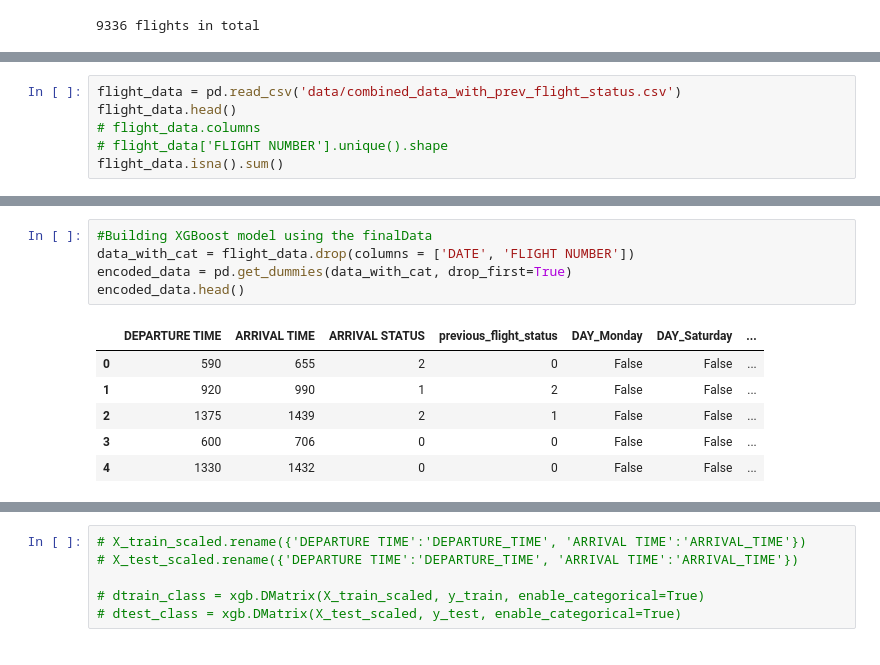
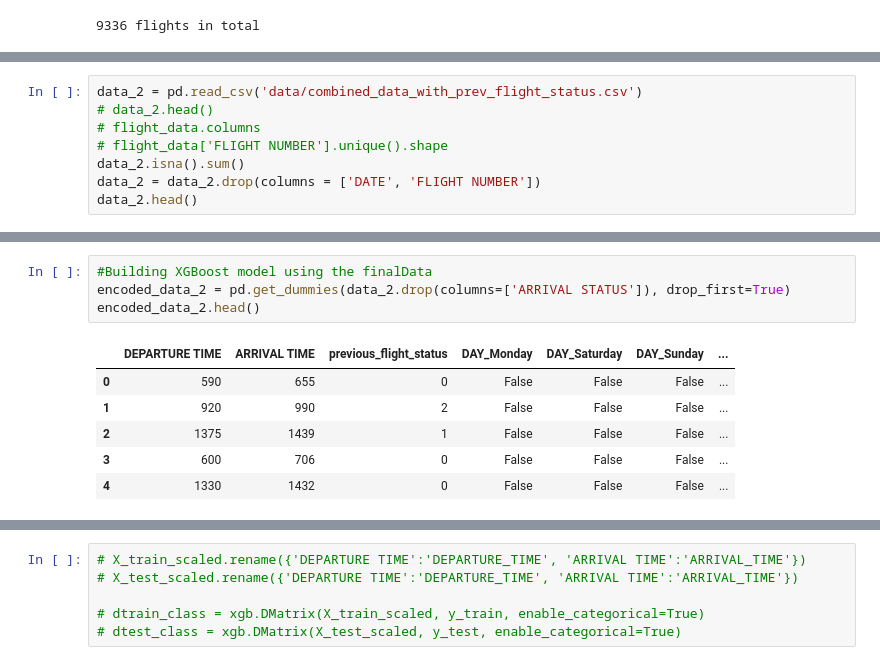
Before and after one commit to akibjawad/predict-flight-landing, a Jupyter notebook: predcit-flight-landing.ipynb, the cells around one changed output, grey strips where cells are left out. Cells and saved outputs as stored; diff of their text form.

```diff
--- a/predcit-flight-landing.ipynb
+++ b/predcit-flight-landing.ipynb
@@ -173,7 +196,9 @@ if RawDataProcessing:
 # %%
-flight_data = pd.read_csv('data/combined_data_with_prev_flight_status.csv')
-flight_data.head()
+data_2 = pd.read_csv('data/combined_data_with_prev_flight_status.csv')
+# data_2.head()
 # flight_data.columns
 # flight_data['FLIGHT NUMBER'].unique().shape
-flight_data.isna().sum()
+data_2.isna().sum()
+data_2 = data_2.drop(columns = ['DATE', 'FLIGHT NUMBER'])
+data_2.head()
 # %% [output]
@@ -195,12 +231,11 @@ dtype: int64
 # %%
 #Building XGBoost model using the finalData
-data_with_cat = flight_data.drop(columns = ['DATE', 'FLIGHT NUMBER'])
-encoded_data = pd.get_dummies(data_with_cat, drop_first=True)
-encoded_data.head()
+encoded_data_2 = pd.get_dummies(data_2.drop(columns=['ARRIVAL STATUS']), drop_first=True)
+encoded_data_2.head()
 # %% [output]
-|  | DEPARTURE TIME | ARRIVAL TIME | ARRIVAL STATUS | previous_flight_status | DAY_Monday | DAY_Saturday | ... |
-| 0 | 590 | 655 | 2 | 0 | False | False | ... |
-| 1 | 920 | 990 | 1 | 2 | False | False | ... |
-| 2 | 1375 | 1439 | 2 | 1 | False | False | ... |
-| 3 | 600 | 706 | 0 | 0 | False | False | ... |
-| 4 | 1330 | 1432 | 0 | 0 | False | False | ... |
+|  | DEPARTURE TIME | ARRIVAL TIME | previous_flight_status | DAY_Monday | DAY_Saturday | DAY_Sunday | ... |
+| 0 | 590 | 655 | 0 | False | False | False | ... |
+| 1 | 920 | 990 | 2 | False | False | False | ... |
+| 2 | 1375 | 1439 | 1 | False | False | False | ... |
+| 3 | 600 | 706 | 0 | False | False | False | ... |
+| 4 | 1330 | 1432 | 0 | False | False | False | ... |
```
Also changed, not shown: parts of 21 cells of this notebook, 2 other files.
